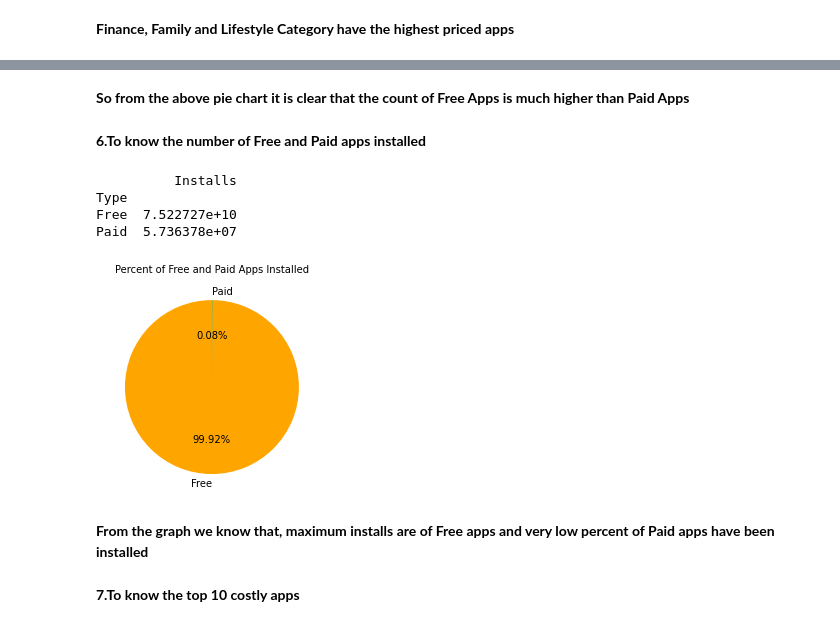
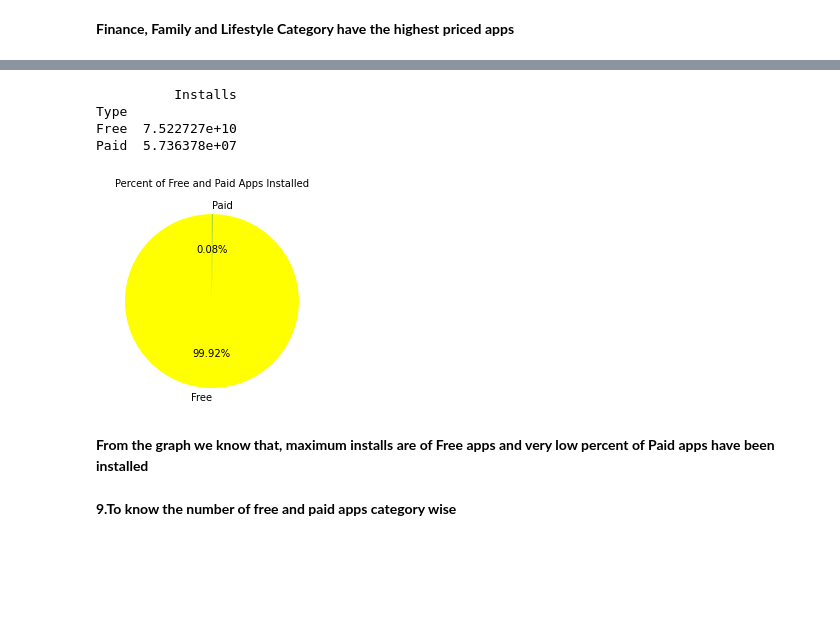
Before and after one commit to chandralakagwad/Playstore-App-Review-Analysis, a Jupyter notebook: Final_Play_Store_App_Analysis.ipynb, the cells around one changed output, grey strips where cells are left out. Saved outputs shown, nothing was run; the diff lists cells and outputs as text; code cells hidden in the pictures; blank space fills up the shorter version.

```diff
--- a/Final_Play_Store_App_Analysis.ipynb
+++ b/Final_Play_Store_App_Analysis.ipynb
@@ -443,7 +467,3 @@ plt.show()
-# %% [markdown]
-**So from the above pie chart it is clear that the count of Free Apps is much higher than Paid Apps**
-# %% [markdown]
-**6.To know the number of Free and Paid apps installed**
 # %%
 installed_apps = play_store_df.groupby('Type').agg({'Installs':'sum'})
 print(installed_apps)
@@ -453,14 +473,14 @@ Type
 Free  7.522727e+10
 Paid  5.736378e+07
 # %%
-colors = ["orange","green"]
+colors = ["yellow","green"]
 explode = [0.2,0]
 plt.pie(installed_apps,labels=['Free','Paid'], colors=colors,startangle=90,autopct="%.2f%%")
 plt.title('Percent of Free and Paid Apps Installed',size = 10)
 plt.show()
 # %% [output]
-[figure, old version]
+[figure, new version]
 # %% [markdown]
 **From the graph we know that, maximum installs are of Free apps and very low percent of Paid apps have been installed**
 # %% [markdown]
-**7.To know the top 10 costly apps**
+**9.To know the number of free and paid apps category wise**
```
Also changed, not shown: parts of 21 cells of this notebook.
